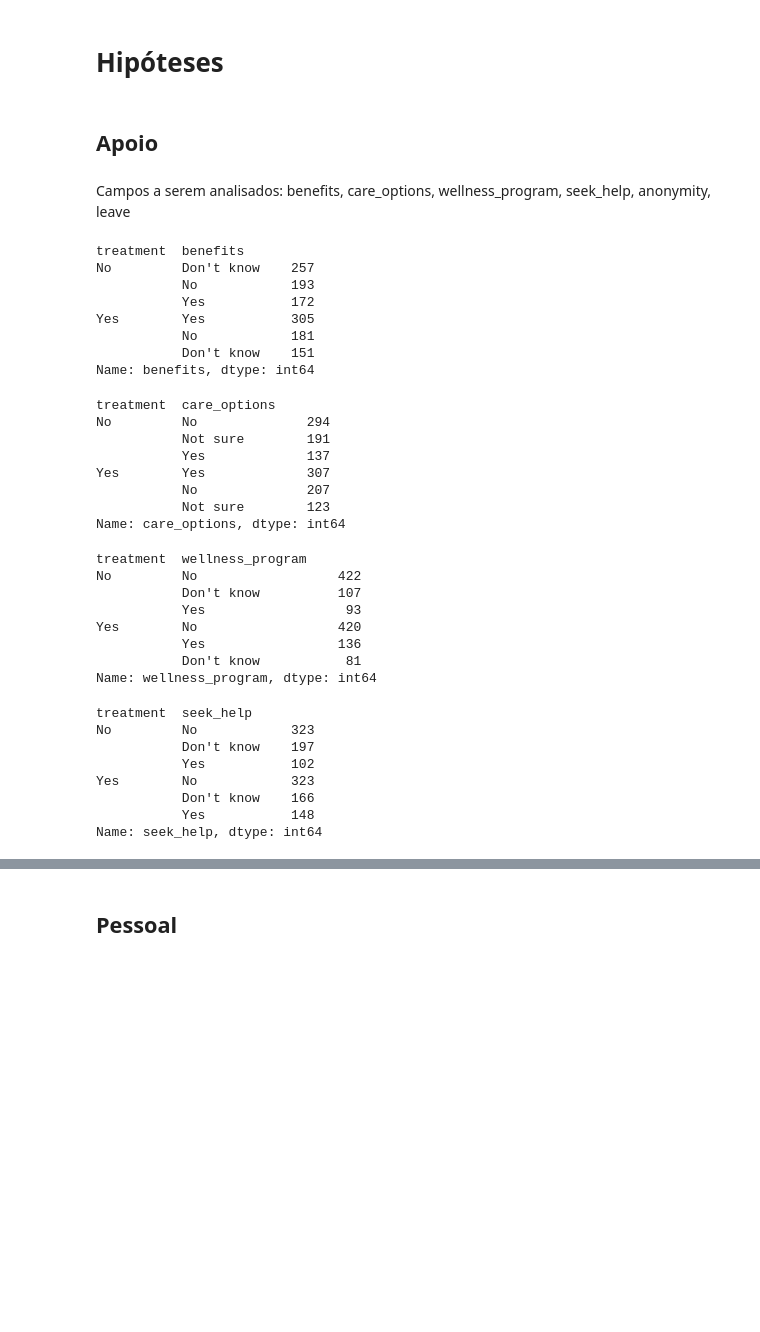
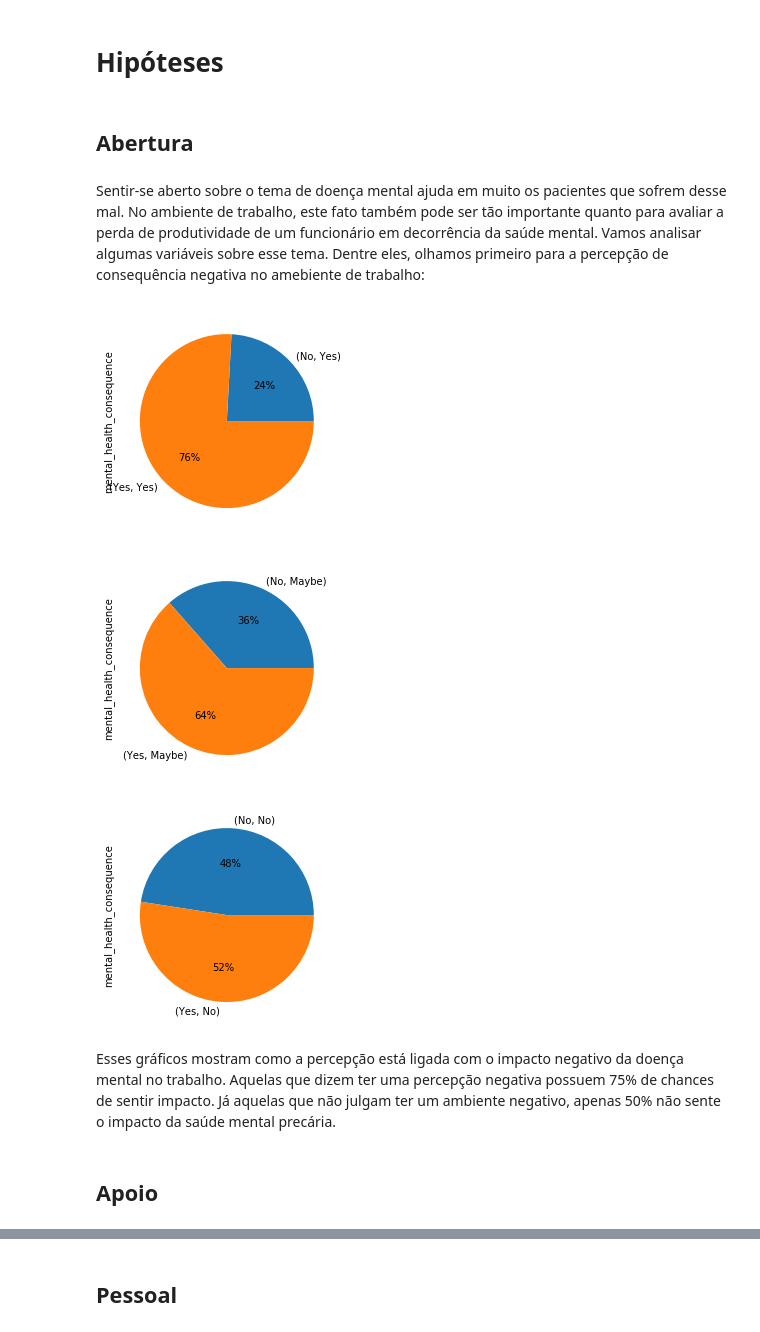
Before and after one commit to SamanthaReiis/Bootcamp-Ihub-Saude, a Jupyter notebook: Health.ipynb, the cells around one changed output, grey strips where cells are left out. Drawn from its saved outputs; the diff is of its cells as text; code cells hidden in the pictures; blank space fills up the shorter version.

```diff
--- a/Health.ipynb
+++ b/Health.ipynb
@@ -108,50 +83,33 @@ Categories (2, object): [No < Yes]
+# %%
+for (row, col) in tech.iterrows():
+    if col.work_interfere == 'Never':
+        tech['work_interfere'].replace(to_replace=col.work_interfere, value='No', inplace=True)
+    if col.work_interfere == 'Sometimes':
+        tech['work_interfere'].replace(to_replace=col.work_interfere, value='Yes', inplace=True)
+    if col.work_interfere == 'Often':
+        tech['work_interfere'].replace(to_replace=col.work_interfere, value='Yes', inplace=True)
+    if col.work_interfere == 'Rarely':
+        tech['work_interfere'].replace(to_replace=col.work_interfere, value='Yes', inplace=True)
+    if col.work_interfere == 'Don\'t have mental condition':
+        tech['work_interfere'].replace(to_replace=col.work_interfere, value='No', inplace=True)
 # %% [markdown]
 # Hipóteses
+# %% [markdown]
+## Abertura
+# %% [markdown]
+Sentir-se aberto sobre o tema de doença mental ajuda em muito os pacientes que sofrem desse mal. No ambiente de trabalho, este fato também pode ser tão importante quanto para avaliar a perda de produtividade de um funcionário em decorrência da saúde mental. Vamos analisar algumas variáveis sobre esse tema. Dentre eles, olhamos primeiro para a percepção de consequência negativa no amebiente de trabalho:
+# %%
+tech[tech['mental_health_consequence'] == 'Yes'].groupby(['work_interfere'])['mental_health_consequence'].value_counts().plot(kind='pie', autopct='%1.0f%%')
+plt.show()
+tech[tech['mental_health_consequence'] == 'Maybe'].groupby(['work_interfere'])['mental_health_consequence'].value_counts().plot(kind='pie', autopct='%1.0f%%')
+plt.show()
+tech[tech['mental_health_consequence'] == 'No'].groupby(['work_interfere'])['mental_health_consequence'].value_counts().plot(kind='pie', autopct='%1.0f%%')
+plt.show()
+# %% [output]
+[figure, added]
+[figure, added]
+[figure, added]
+# %% [markdown]
+Esses gráficos mostram como a percepção está ligada com o impacto negativo da doença mental no trabalho. Aquelas que dizem ter uma percepção negativa possuem 75% de chances de sentir impacto. Já aquelas que não julgam ter um ambiente negativo, apenas 50% não sente o impacto da saúde mental precária.
 # %% [markdown]
 ## Apoio
-# %% [markdown]
-Campos a serem analisados: benefits, care_options, wellness_program, seek_help, anonymity, leave
-# %%
-tech.groupby(['treatment'])['benefits'].value_counts()
-# %% [output]
-treatment  benefits
-No         Don't know    257
-           No            193
-           Yes           172
-Yes        Yes           305
-           No            181
-           Don't know    151
-Name: benefits, dtype: int64
-# %%
-tech.groupby(['treatment'])['care_options'].value_counts()
-# %% [output]
-treatment  care_options
-No         No              294
-           Not sure        191
-           Yes             137
-Yes        Yes             307
-           No              207
-           Not sure        123
-Name: care_options, dtype: int64
-# %%
-tech.groupby(['treatment'])['wellness_program'].value_counts()
-# %% [output]
-treatment  wellness_program
-No         No                  422
-           Don't know          107
-           Yes                  93
-Yes        No                  420
-           Yes                 136
-           Don't know           81
-Name: wellness_program, dtype: int64
-# %%
-tech.groupby(['treatment'])['seek_help'].value_counts()
-# %% [output]
-treatment  seek_help
-No         No            323
-           Don't know    197
-           Yes           102
-Yes        No            323
-           Don't know    166
-           Yes           148
-Name: seek_help, dtype: int64
```
Also changed, not shown: parts of 21 cells of this notebook.
